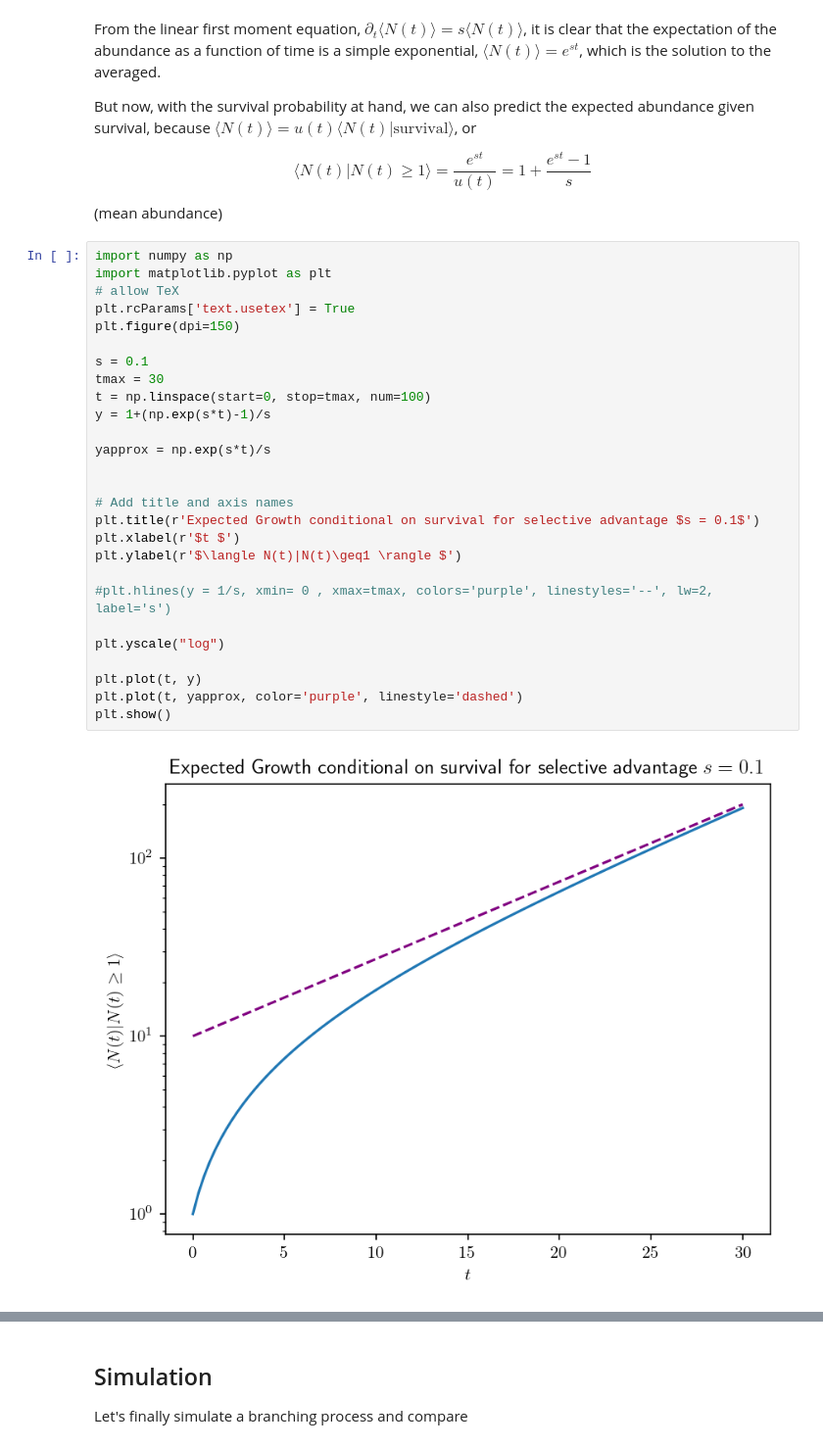
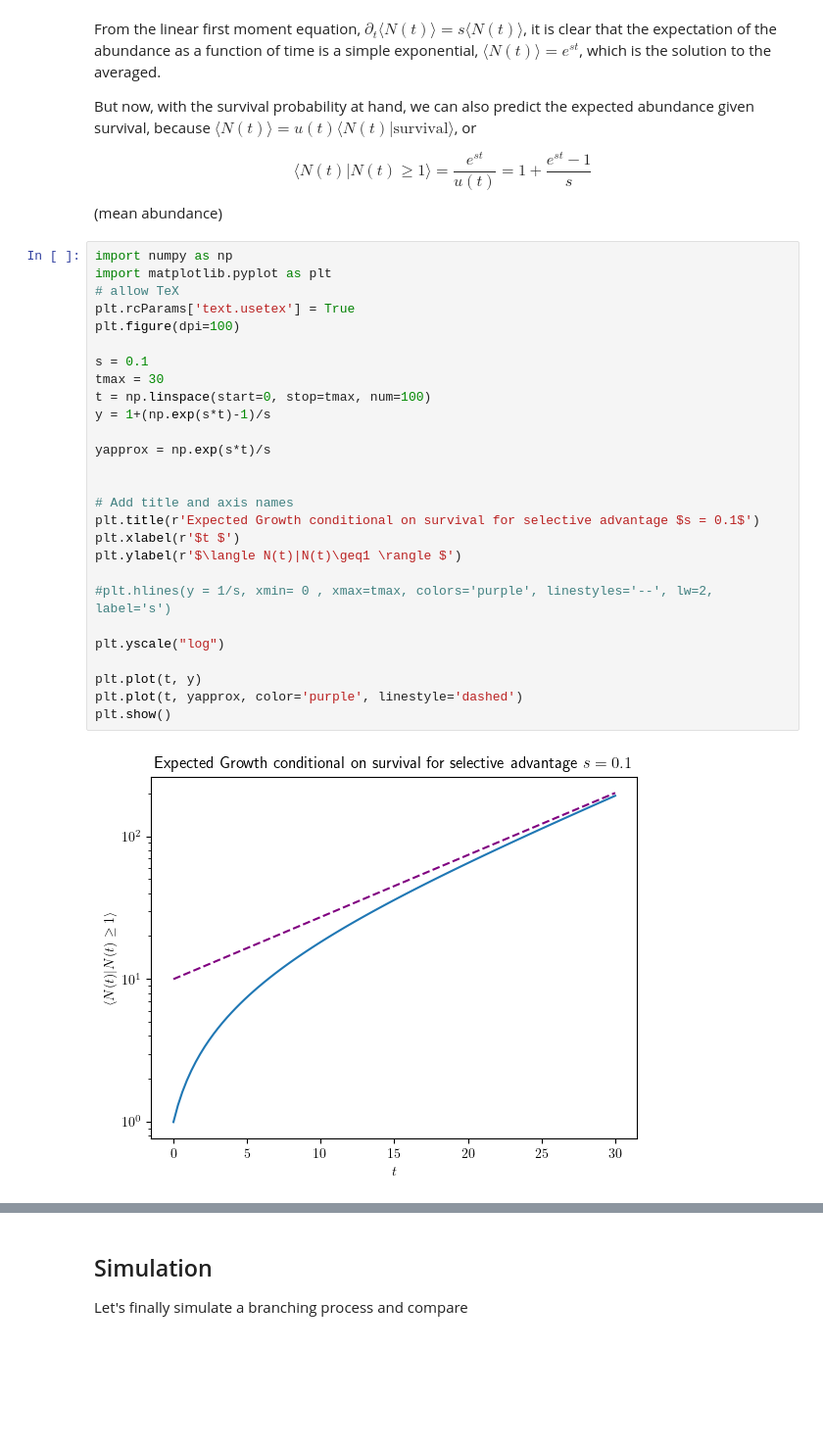
Before and after one commit to Hallatscheklab/PAM, a Jupyter notebook: _build/jupyter_execute/Branching-processes-nb.ipynb, the cells around one changed output, grey strips where cells are left out. Shown at 98% size. Drawn from its saved outputs; the diff is of its cells as text; blank space fills up the shorter version.

````diff
--- a/_build/jupyter_execute/Branching-processes-nb.ipynb
+++ b/_build/jupyter_execute/Branching-processes-nb.ipynb
@@ -84,31 +84,31 @@ $$  (mean abundance)
 # %%
 import numpy as np
 import matplotlib.pyplot as plt
 # allow TeX
 plt.rcParams['text.usetex'] = True
-plt.figure(dpi=150)
+plt.figure(dpi=100)
 
 s = 0.1
 tmax = 30
 t = np.linspace(start=0, stop=tmax, num=100)
 y = 1+(np.exp(s*t)-1)/s
 
 yapprox = np.exp(s*t)/s
 
 
 # Add title and axis names
 plt.title(r'Expected Growth conditional on survival for selective advantage $s = 0.1$')
 plt.xlabel(r'$t $')
 plt.ylabel(r'$\langle N(t)|N(t)\geq1 \rangle $')
 
 #plt.hlines(y = 1/s, xmin= 0 , xmax=tmax, colors='purple', linestyles='--', lw=2, label='s')
 
 plt.yscale("log")
 
 plt.plot(t, y)
 plt.plot(t, yapprox, color='purple', linestyle='dashed')
 plt.show()
 # %% [output]
-[figure, old version]
+[figure, new version]
 # %% [markdown]
 ```{note}
````
Also changed, not shown: parts of 3 cells of this notebook, 23 other files.
